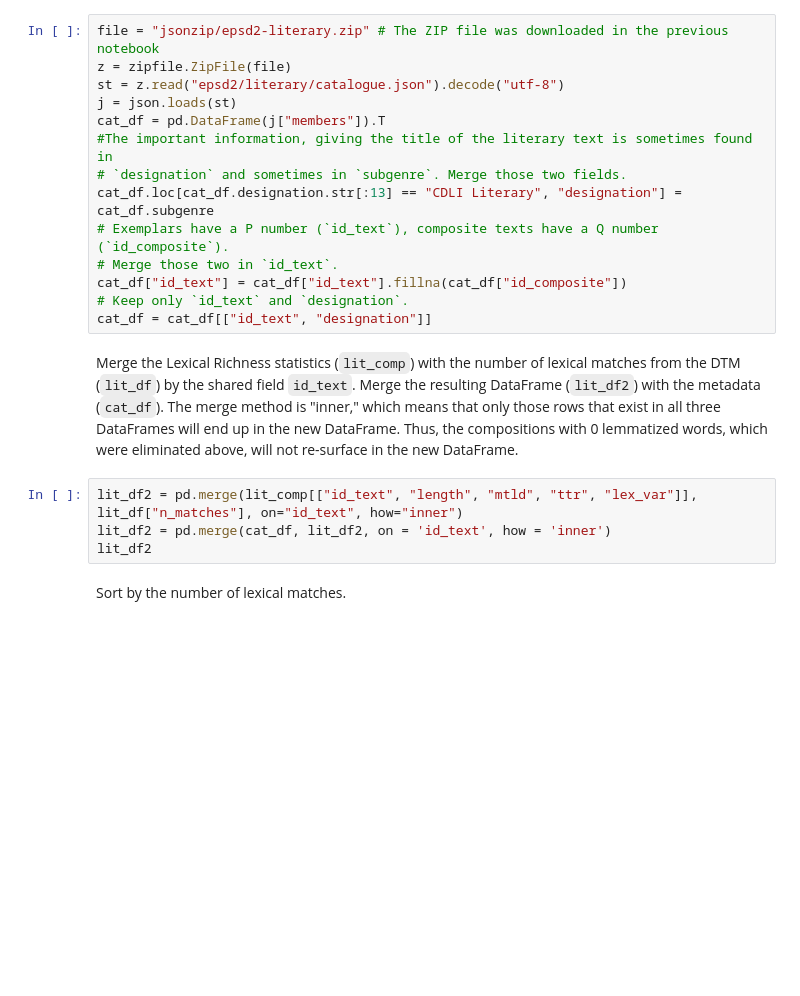
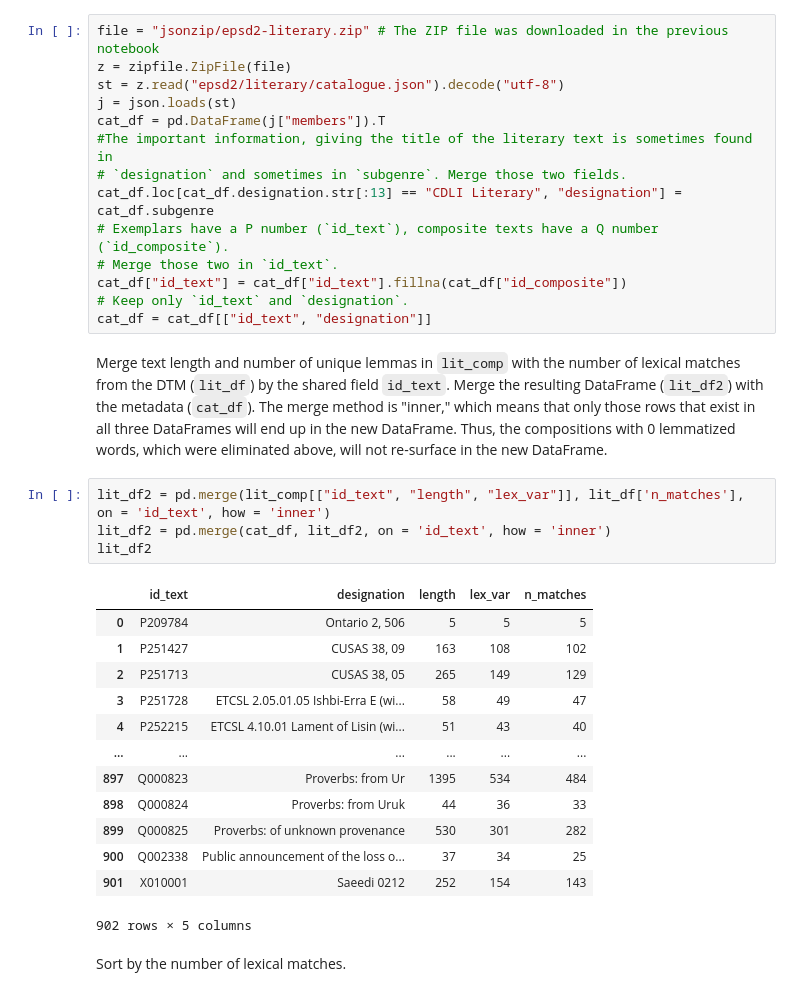
Before and after one commit to niekveldhuis/compass, a Jupyter notebook: 3_Vocabularies/3_2_Lit_Lex.ipynb, the cells around one changed output. Cells and saved outputs as stored; diff of their text form; blank space fills up the shorter version.

```diff
--- a/3_Vocabularies/3_2_Lit_Lex.ipynb
+++ b/3_Vocabularies/3_2_Lit_Lex.ipynb
@@ -158,11 +164,25 @@ cat_df["id_text"] = cat_df["id_text"].fillna(cat_df["id_composite"])
 # Keep only `id_text` and `designation`.
 cat_df = cat_df[["id_text", "designation"]]
 # %% [markdown]
-Merge the Lexical Richness statistics (`lit_comp`) with the number of lexical matches from the DTM (`lit_df`) by the shared field `id_text`. Merge the resulting DataFrame (`lit_df2`) with the metadata (`cat_df`). The merge method is "inner," which means that only those rows that exist in all three DataFrames will end up in the new DataFrame. Thus, the compositions with 0 lemmatized words, which were eliminated above, will not re-surface in the new DataFrame.
+Merge text length and number of unique lemmas in `lit_comp` with the number of lexical matches from the DTM (`lit_df`) by the shared field `id_text`. Merge the resulting DataFrame (`lit_df2`) with the metadata (`cat_df`). The merge method is "inner," which means that only those rows that exist in all three DataFrames will end up in the new DataFrame. Thus, the compositions with 0 lemmatized words, which were eliminated above, will not re-surface in the new DataFrame.
 # %%
-lit_df2 = pd.merge(lit_comp[["id_text", "length", "mtld", "ttr", "lex_var"]], lit_df["n_matches"], on="id_text", how="inner")
+lit_df2 = pd.merge(lit_comp[["id_text", "length", "lex_var"]], lit_df['n_matches'], on = 'id_text', how = 'inner')
 lit_df2 = pd.merge(cat_df, lit_df2, on = 'id_text', how = 'inner')
 lit_df2
+# %% [output]
+|  | id_text | designation | length | lex_var | n_matches |
+| 0 | P209784 | Ontario 2, 506 | 5 | 5 | 5 |
+| 1 | P251427 | CUSAS 38, 09 | 163 | 108 | 102 |
+| 2 | P251713 | CUSAS 38, 05 | 265 | 149 | 129 |
+| 3 | P251728 | ETCSL 2.05.01.05 Ishbi-Erra E (wi... | 58 | 49 | 47 |
+| 4 | P252215 | ETCSL 4.10.01 Lament of Lisin (wi... | 51 | 43 | 40 |
+| ... | ... | ... | ... | ... | ... |
+| 897 | Q000823 | Proverbs: from Ur | 1395 | 534 | 484 |
+| 898 | Q000824 | Proverbs: from Uruk | 44 | 36 | 33 |
+| 899 | Q000825 | Proverbs: of unknown provenance | 530 | 301 | 282 |
+| 900 | Q002338 | Public announcement of the loss o... | 37 | 34 | 25 |
+| 901 | X010001 | Saeedi 0212 | 252 | 154 | 143 |
+902 rows × 5 columns
 # %% [markdown]
 Sort by the number of lexical matches.
 # %%
```
Also changed, not shown: parts of 34 cells of this notebook, 6 other files.
